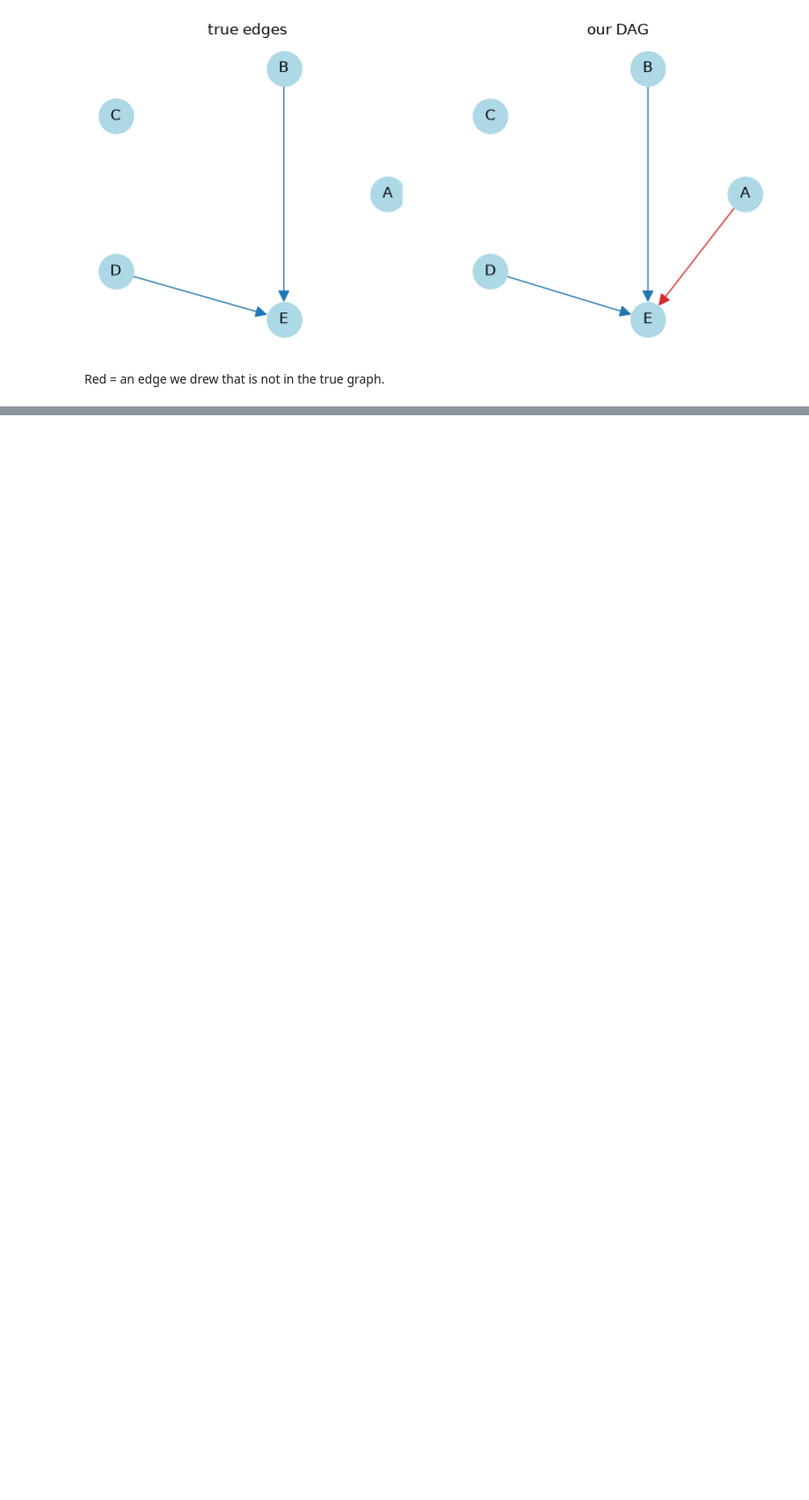
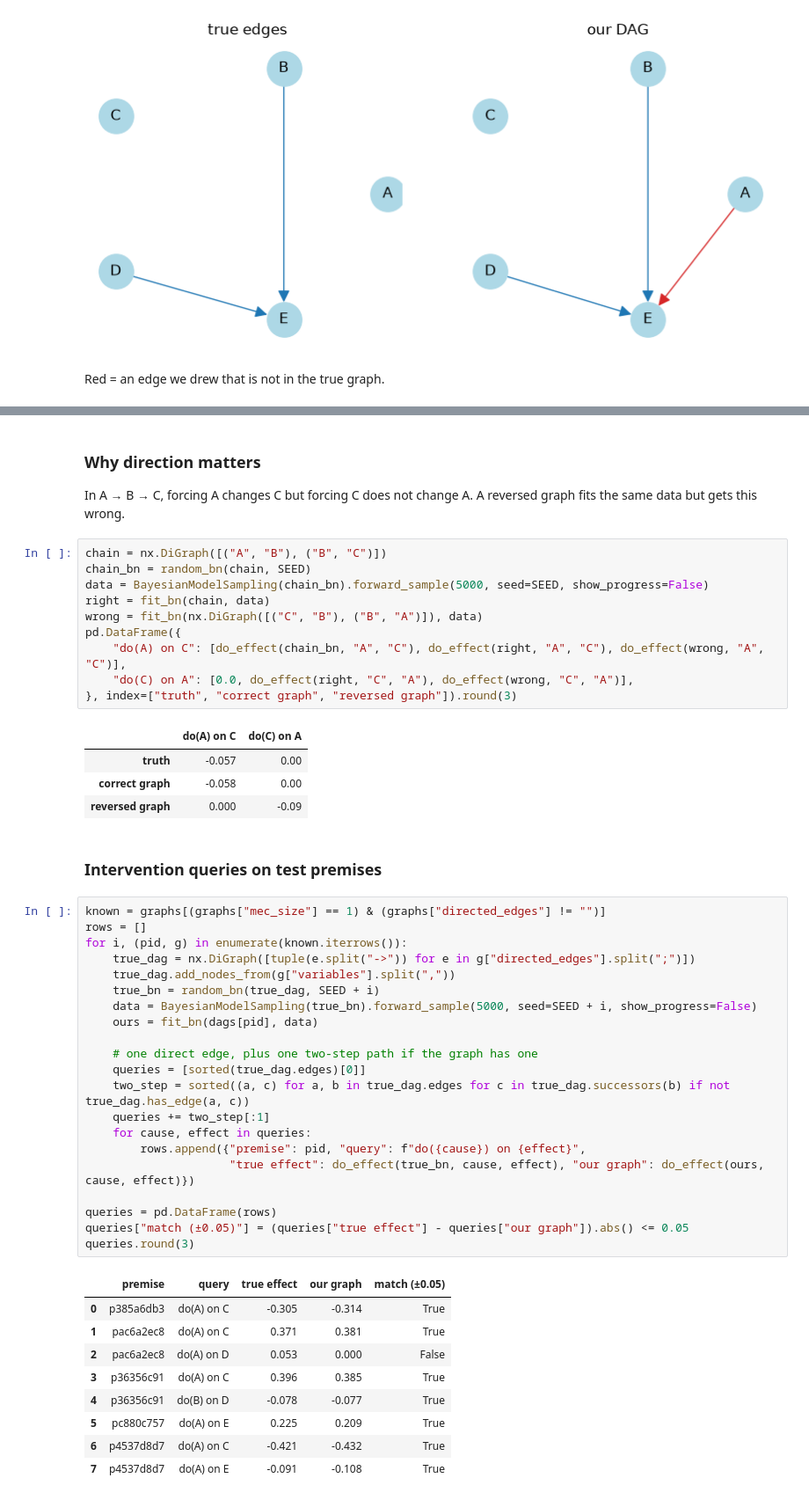
Before and after one commit to Jag2007/AI_ML_Project, a Jupyter notebook: notebooks/05_dag_bayesian_network.ipynb, the cells around one changed output, grey strips where cells are left out. Shown at 88% size. Saved outputs shown, nothing was run; the diff lists cells and outputs as text; blank space fills up the shorter version.

Commit message:
add pgmpy bayesian network and intervention queries

```diff
--- a/notebooks/05_dag_bayesian_network.ipynb
+++ b/notebooks/05_dag_bayesian_network.ipynb
@@ -147,0 +188,51 @@ Red = an edge we drew that is not in the true graph.
+# %% [markdown]
+### Why direction matters
+In A → B → C, forcing A changes C but forcing C does not change A. A reversed graph fits the same data but gets this wrong.
+# %%
+chain = nx.DiGraph([("A", "B"), ("B", "C")])
+chain_bn = random_bn(chain, SEED)
+data = BayesianModelSampling(chain_bn).forward_sample(5000, seed=SEED, show_progress=False)
+right = fit_bn(chain, data)
+wrong = fit_bn(nx.DiGraph([("C", "B"), ("B", "A")]), data)
+pd.DataFrame({
+    "do(A) on C": [do_effect(chain_bn, "A", "C"), do_effect(right, "A", "C"), do_effect(wrong, "A", "C")],
+    "do(C) on A": [0.0, do_effect(right, "C", "A"), do_effect(wrong, "C", "A")],
+}, index=["truth", "correct graph", "reversed graph"]).round(3)
+# %% [output]
+|  | do(A) on C | do(C) on A |
+| truth | -0.057 | 0.00 |
+| correct graph | -0.058 | 0.00 |
+| reversed graph | 0.000 | -0.09 |
+# %% [markdown]
+### Intervention queries on test premises
+# %%
+known = graphs[(graphs["mec_size"] == 1) & (graphs["directed_edges"] != "")]
+rows = []
+for i, (pid, g) in enumerate(known.iterrows()):
+    true_dag = nx.DiGraph([tuple(e.split("->")) for e in g["directed_edges"].split(";")])
+    true_dag.add_nodes_from(g["variables"].split(","))
+    true_bn = random_bn(true_dag, SEED + i)
+    data = BayesianModelSampling(true_bn).forward_sample(5000, seed=SEED + i, show_progress=False)
+    ours = fit_bn(dags[pid], data)
+
+    # one direct edge, plus one two-step path if the graph has one
+    queries = [sorted(true_dag.edges)[0]]
+    two_step = sorted((a, c) for a, b in true_dag.edges for c in true_dag.successors(b) if not true_dag.has_edge(a, c))
+    queries += two_step[:1]
+    for cause, effect in queries:
+        rows.append({"premise": pid, "query": f"do({cause}) on {effect}",
+                     "true effect": do_effect(true_bn, cause, effect), "our graph": do_effect(ours, cause, effect)})
+
+queries = pd.DataFrame(rows)
+queries["match (±0.05)"] = (queries["true effect"] - queries["our graph"]).abs() <= 0.05
+queries.round(3)
+# %% [output]
+|  | premise | query | true effect | our graph | match (±0.05) |
+| 0 | p385a6db3 | do(A) on C | -0.305 | -0.314 | True |
+| 1 | pac6a2ec8 | do(A) on C | 0.371 | 0.381 | True |
+| 2 | pac6a2ec8 | do(A) on D | 0.053 | 0.000 | False |
+| 3 | p36356c91 | do(A) on C | 0.396 | 0.385 | True |
+| 4 | p36356c91 | do(B) on D | -0.078 | -0.077 | True |
+| 5 | pc880c757 | do(A) on E | 0.225 | 0.209 | True |
+| 6 | p4537d8d7 | do(A) on C | -0.421 | -0.432 | True |
+| 7 | p4537d8d7 | do(A) on E | -0.091 | -0.108 | True |
```
Also changed, not shown: parts of 4 cells of this notebook.
